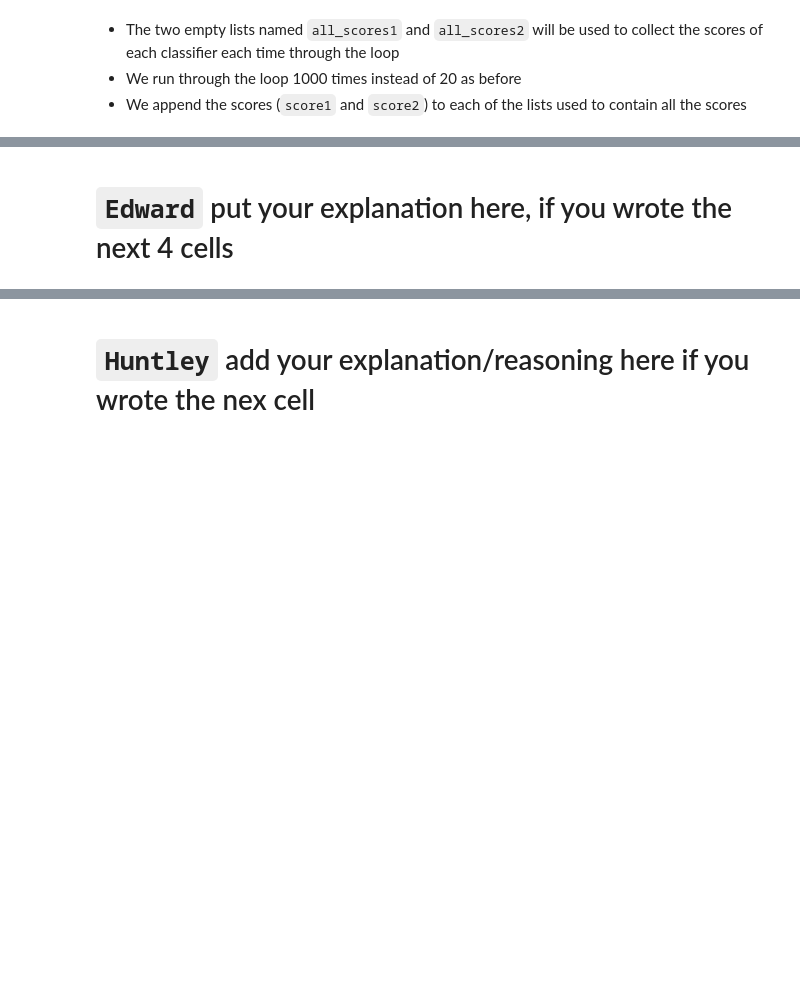
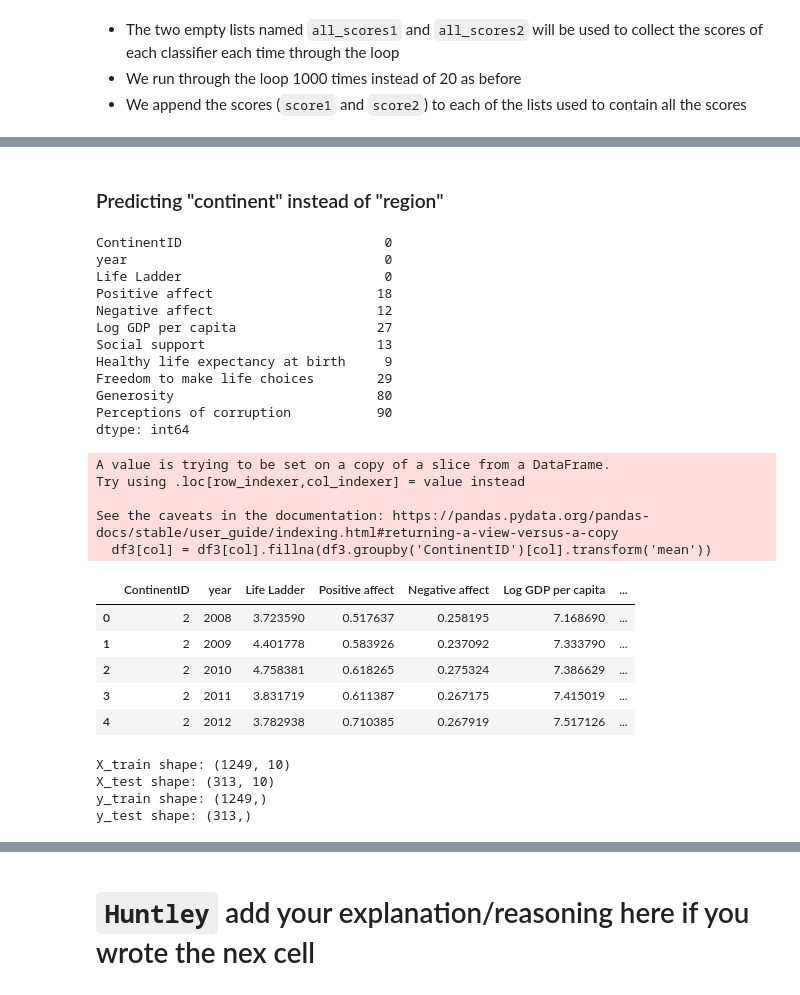
Before and after one commit to Bahram-khoda/Data-Science-Analysis-over-world-health-organization-report-on-happiness, a Jupyter notebook: DSCI-591-main-Code.ipynb, the cells around one changed output, grey strips where cells are left out. Drawn from its saved outputs; the diff is of its cells as text; code cells hidden in the pictures; blank space fills up the shorter version.

````diff
--- a/DSCI-591-main-Code.ipynb
+++ b/DSCI-591-main-Code.ipynb
@@ -791,5 +778,5 @@ plt.hist(all_scores2, bins = 20, alpha = 0.3, label='all_scores2')
 # %% [markdown]
-# ```Edward``` put your explanation here, if you wrote the next 4 cells
+### Predicting "continent" instead of "region"
 # %%
 from sklearn.preprocessing import LabelEncoder
 from sklearn.model_selection import train_test_split
@@ -800,22 +795,50 @@ from sklearn.model_selection import cross_val_score
 # %%
-dfraw2 = pd.read_excel("World_Health_Report_Data_2018 (Continents).xls", sheet_name='Table2.1' )
 
-# Removing non numeric columns. Continent was added and converted to an ID in Excel
+# Continent was added and converted to an ID in Excel.
+# The 6 values are Africa (1), Asia (2), Europe (3), North America(6), Oceania (5), South America (6)
+dfraw2 = pd.read_excel("WHR_Data (Continents).xls", sheet_name='Table2.1' )
+
+
+# Removing non numeric columns.
 cols_to_include = ['ContinentID', 'year', 'Life Ladder',
                    'Positive affect','Negative affect',
                    'Log GDP per capita', 'Social support',
                    'Healthy life expectancy at birth',
                    'Freedom to make life choices',
                    'Generosity', 'Perceptions of corruption']
 df3 = dfraw2[cols_to_include]
 
 
-# FIlling null values
+# FIlling null values with that continent's mean in the column
 print(df3.isnull().sum())
 for col in df3:
     df3[col] = df3[col].fillna(df3.groupby('ContinentID')[col].transform('mean'))
 
 df3.head()
+# %% [output]
+ContinentID                          0
+year                                 0
+Life Ladder                          0
+Positive affect                     18
+Negative affect                     12
+Log GDP per capita                  27
+Social support                      13
+Healthy life expectancy at birth     9
+Freedom to make life choices        29
+Generosity                          80
+Perceptions of corruption           90
+dtype: int64
+A value is trying to be set on a copy of a slice from a DataFrame.
+Try using .loc[row_indexer,col_indexer] = value instead
+
+See the caveats in the documentation: https://pandas.pydata.org/pandas-docs/stable/user_guide/indexing.html#returning-a-view-versus-a-copy
+  df3[col] = df3[col].fillna(df3.groupby('ContinentID')[col].transform('mean'))
+|  | ContinentID | year | Life Ladder | Positive affect | Negative affect | Log GDP per capita | ... |
+| 0 | 2 | 2008 | 3.723590 | 0.517637 | 0.258195 | 7.168690 | ... |
+| 1 | 2 | 2009 | 4.401778 | 0.583926 | 0.237092 | 7.333790 | ... |
+| 2 | 2 | 2010 | 4.758381 | 0.618265 | 0.275324 | 7.386629 | ... |
+| 3 | 2 | 2011 | 3.831719 | 0.611387 | 0.267175 | 7.415019 | ... |
+| 4 | 2 | 2012 | 3.782938 | 0.710385 | 0.267919 | 7.517126 | ... |
 # %%
 X = df3.drop(["ContinentID"],axis=1)
 y = df3['ContinentID']
@@ -827,7 +850,13 @@ print("X_test shape:",X_test.shape)
 print("y_train shape:",y_train.shape)
 print("y_test shape:",y_test.shape)
 
+# Standardizing data
 sc = StandardScaler()
 X_train = sc.fit_transform(X_train)
 X_test = sc.fit_transform(X_test)
+# %% [output]
+X_train shape: (1249, 10)
+X_test shape: (313, 10)
+y_train shape: (1249,)
+y_test shape: (313,)
 # %%
````
Also changed, not shown: parts of 26 cells of this notebook.
